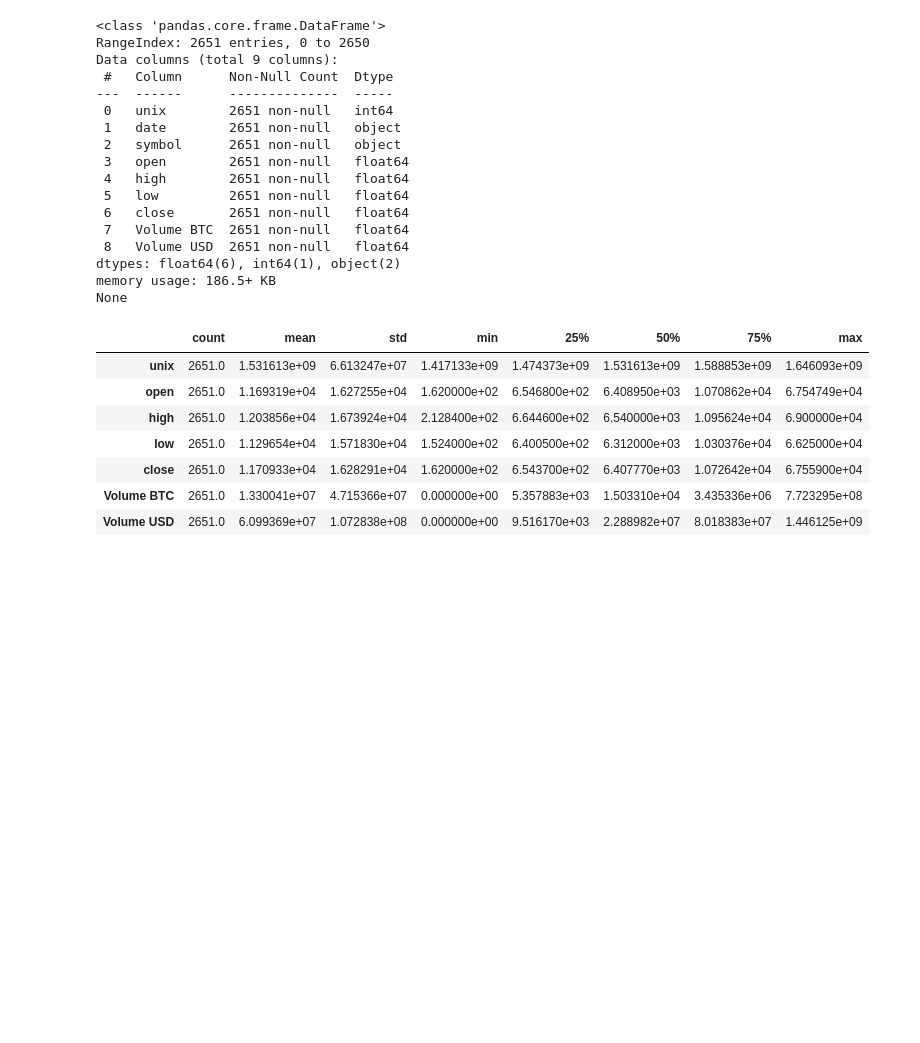
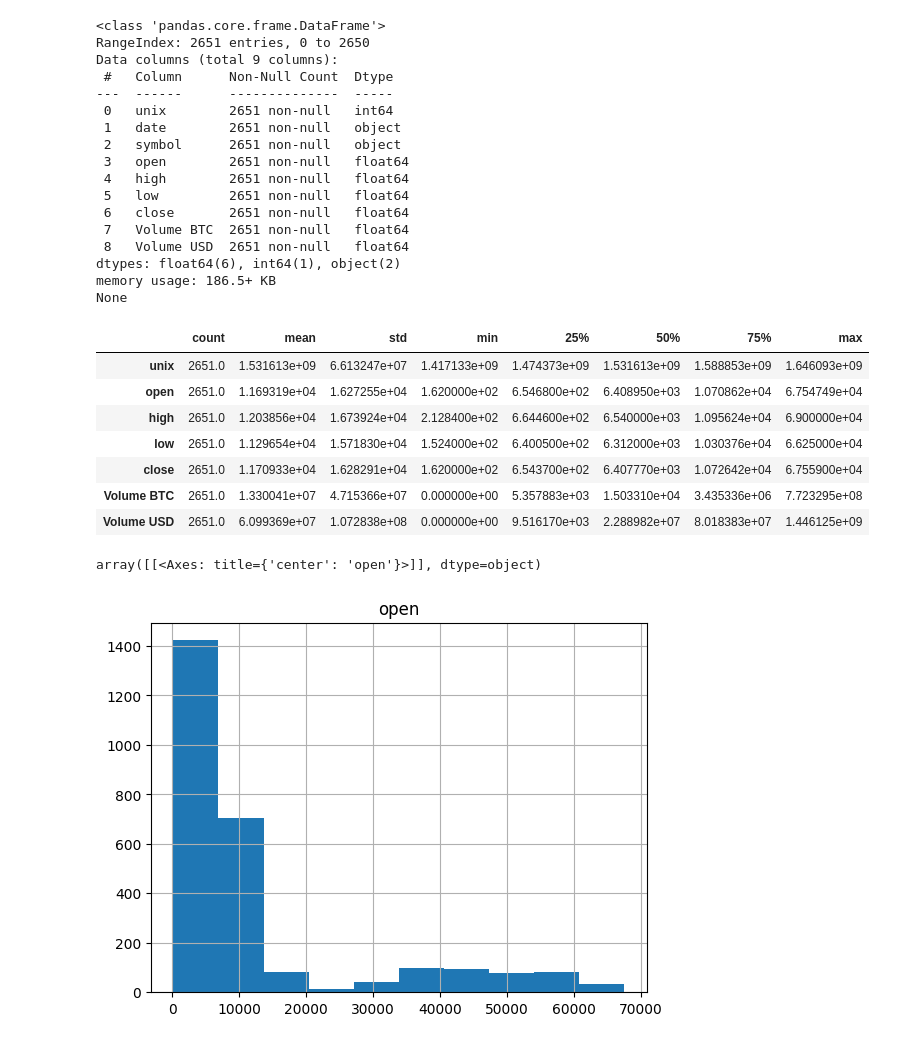
Before and after one commit to Raul-Gonzalez-M/TFG, a Jupyter notebook: codigo/Código.ipynb, the cells around one changed output. Drawn from its saved outputs; the diff is of its cells as text; code cells hidden in the pictures; blank space fills up the shorter version.

```diff
--- a/codigo/Código.ipynb
+++ b/codigo/Código.ipynb
@@ -59,3 +59,8 @@ df.describe().transpose()
 | close | 2651.0 | 1.170933e+04 | 1.628291e+04 | 1.620000e+02 | 6.543700e+02 | 6.407770e+03 | 1.072642e+04 | 6.755900e+04 |
 | Volume BTC | 2651.0 | 1.330041e+07 | 4.715366e+07 | 0.000000e+00 | 5.357883e+03 | 1.503310e+04 | 3.435336e+06 | 7.723295e+08 |
 | Volume USD | 2651.0 | 6.099369e+07 | 1.072838e+08 | 0.000000e+00 | 9.516170e+03 | 2.288982e+07 | 8.018383e+07 | 1.446125e+09 |
+# %%
+df.hist('open')
+# %% [output]
+array([[<Axes: title={'center': 'open'}>]], dtype=object)
+[figure, added]
```
Also changed, not shown: parts of 4 cells of this notebook.
